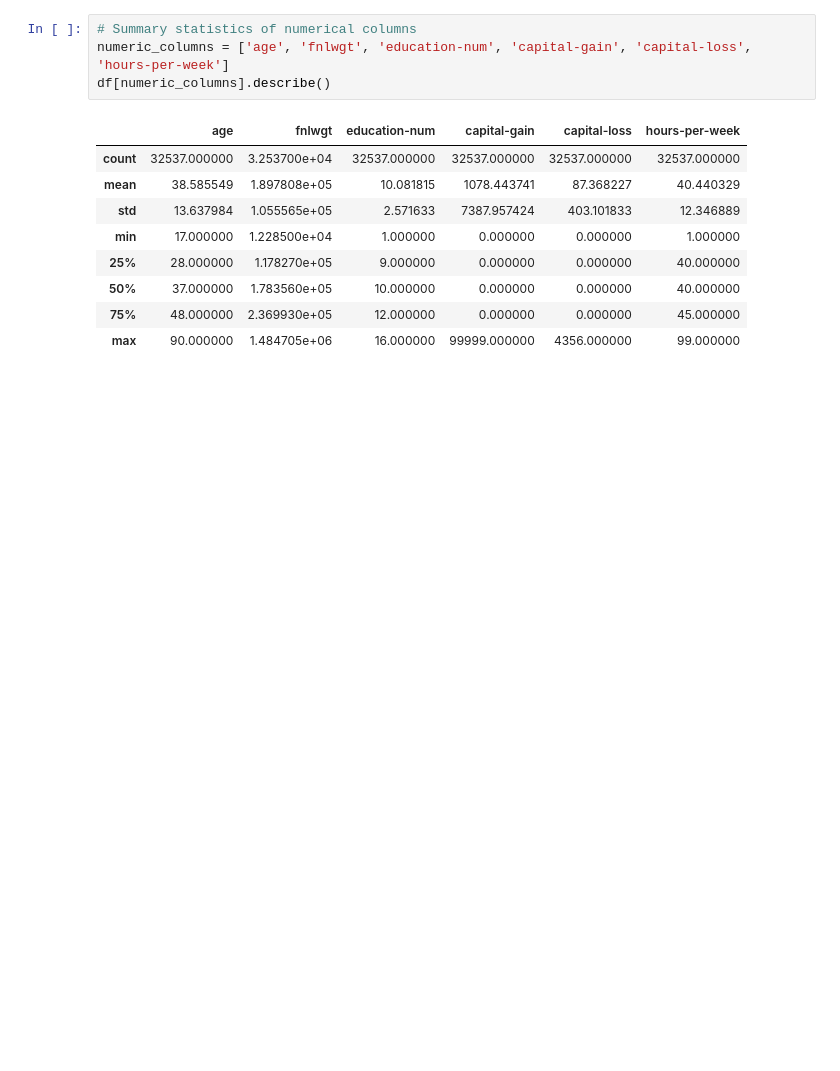
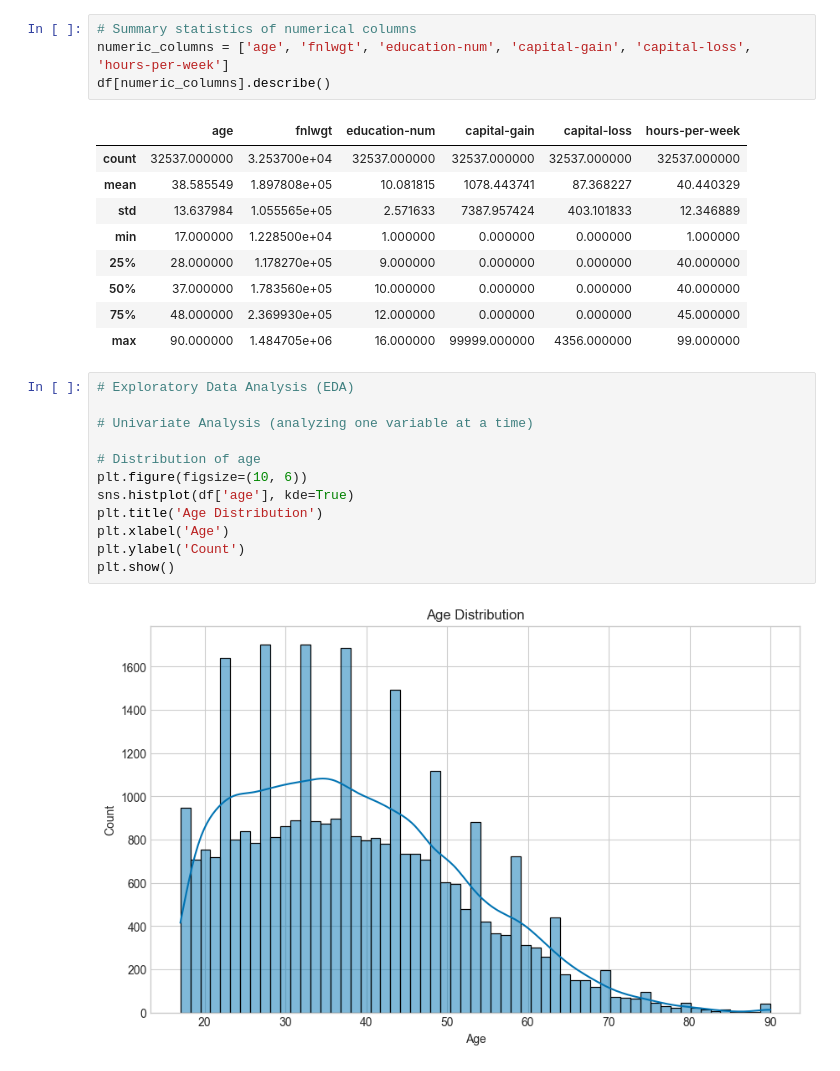
Before and after one commit to Vijayaragavan185/adult-income-analysis, a Jupyter notebook: notebooks/data_cleaning_eda_adult.ipynb, the cells around one changed output. Cells and saved outputs as stored; diff of their text form; blank space fills up the shorter version.

Commit message:
Age Distribution - EDA - Histogram

```diff
--- a/notebooks/data_cleaning_eda_adult.ipynb
+++ b/notebooks/data_cleaning_eda_adult.ipynb
@@ -208,3 +208,17 @@ df[numeric_columns].describe()
 | 50% | 37.000000 | 1.783560e+05 | 10.000000 | 0.000000 | 0.000000 | 40.000000 |
 | 75% | 48.000000 | 2.369930e+05 | 12.000000 | 0.000000 | 0.000000 | 45.000000 |
 | max | 90.000000 | 1.484705e+06 | 16.000000 | 99999.000000 | 4356.000000 | 99.000000 |
+# %%
+# Exploratory Data Analysis (EDA)
+
+# Univariate Analysis (analyzing one variable at a time)
+
+# Distribution of age
+plt.figure(figsize=(10, 6))
+sns.histplot(df['age'], kde=True)
+plt.title('Age Distribution')
+plt.xlabel('Age')
+plt.ylabel('Count')
+plt.show()
+# %% [output]
+[figure, added]
```
